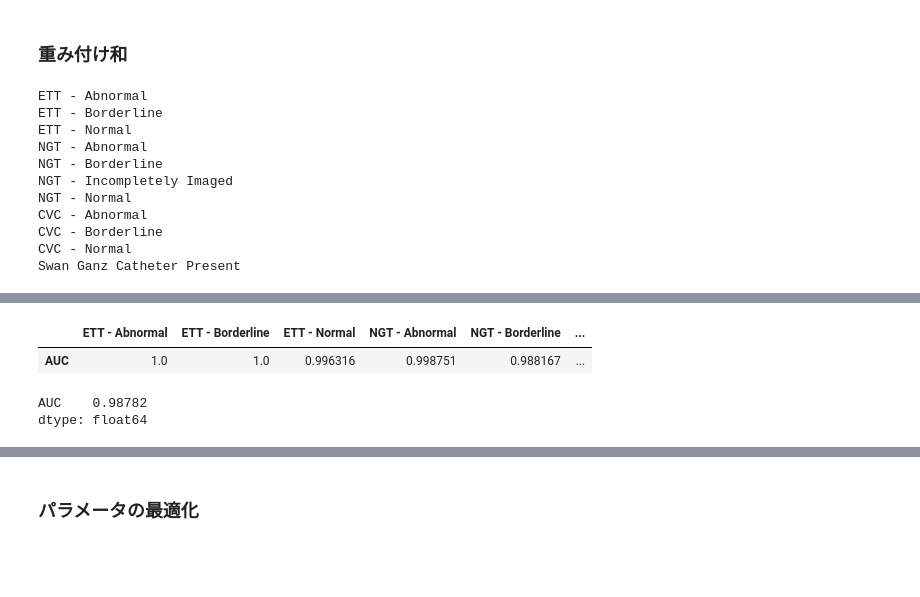
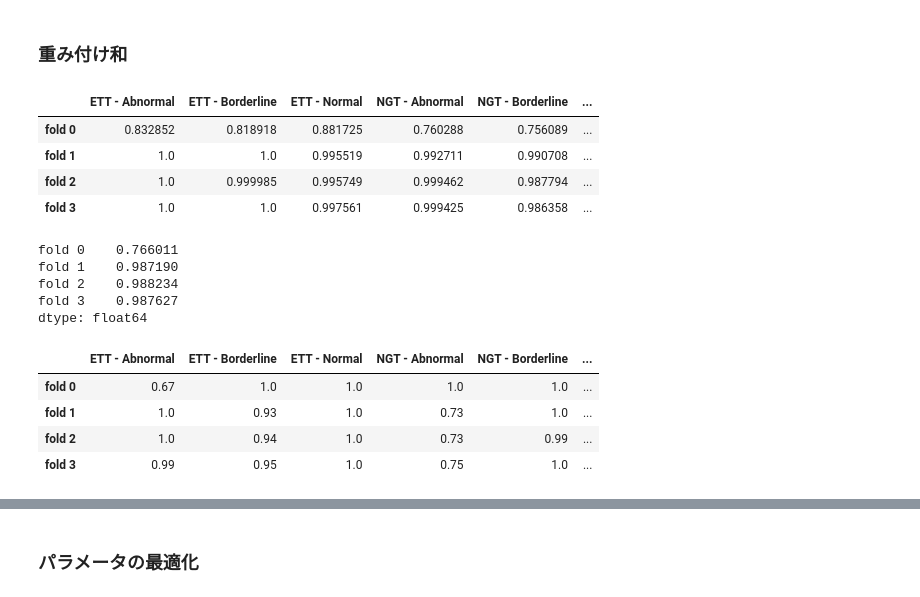
Before and after one commit to Hokoku/catheter, a Jupyter notebook: ensemble_nn_lgb_training.ipynb, the cells around one changed output, grey strips where cells are left out. Cells and saved outputs as stored; diff of their text form; code cells hidden in the pictures; blank space fills up the shorter version.

Commit message:
add weightedsum_params_oof_ave

```diff
--- a/ensemble_nn_lgb_training.ipynb
+++ b/ensemble_nn_lgb_training.ipynb
@@ -237,39 +237,64 @@ print(study.best_params,study.best_value)
 # %% [markdown]
 ### 重み付け和
 # %%
-results=pd.DataFrame(index=["AUC"],columns=CFG.target_cols)
+results=pd.DataFrame(columns=CFG.target_cols)
 
-best_params={}
+def get_best_params(train_lgb,train_dense,train_target):
+    best_params={}
+    for col_name in CFG.target_cols:
 
+        best_value=(0,0)
 
-for col_name in CFG.target_cols:
-    print(col_name)
+        for p in range(101):
+            p*=0.01
 
-    best_value=(0,0)
+            ensemble_pred=train_lgb[col_name]*p+train_dense[col_name]*(1-p)
+            score=roc_auc_score(train_target[col_name],ensemble_pred)
 
-    for p in range(101):
-        p*=0.01
+            if score>best_value[1]:
+                best_value=(p,score)
 
-        ensemble_pred=train_lgb[col_name]*p+train_dense[col_name]*(1-p)
-        score=roc_auc_score(train_target[col_name],ensemble_pred)
+        best_params[col_name]=best_value[0]
 
-        if score>best_value[1]:
-            best_value=(p,score)
+    return best_params
 
-    best_params[col_name]=best_value[0]
+oof_best_params=pd.DataFrame(columns=CFG.target_cols)
 
-    results.loc["AUC",col_name]=best_value[1]
+for n in range(CFG.n_folds):
+    train_lgb=lgb_pred_norm[folds["fold"]!=n]
+    train_dense=dense_pred_norm[folds["fold"]!=n]
+    train_target=train[folds["fold"]!=n]
 
-display(best_params,results,results.mean(axis=1))
+    best_params=get_best_params(train_lgb,train_dense,train_target)
+
+    for col_name,p in best_params.items():
+        oof_best_params.loc[f"fold {n}",col_name]=p
+
+    val_lgb=lgb_pred_norm[folds["fold"]==n]
+    val_dense=dense_pred_norm[folds["fold"]==n]
+    val_target=train[folds["fold"]==n]
+
+    for col_name in CFG.target_cols:
+        p=best_params[col_name]
+        ensemble_pred=val_lgb[col_name]*p+val_dense[col_name]*(1-p)
+
+        score=roc_auc_score(val_target[col_name],ensemble_pred)
+        results.loc[f"fold {n}",col_name]=score
+
+display(results,results.mean(axis=1),oof_best_params,oof_best_params.mean(axis=0))
 # %% [output]
+|  | ETT - Abnormal | ETT - Borderline | ETT - Normal | NGT - Abnormal | NGT - Borderline | ... |
+| fold 0 | 0.832852 | 0.818918 | 0.881725 | 0.760288 | 0.756089 | ... |
+| fold 1 | 1.0 | 1.0 | 0.995519 | 0.992711 | 0.990708 | ... |
+| fold 2 | 1.0 | 0.999985 | 0.995749 | 0.999462 | 0.987794 | ... |
+| fold 3 | 1.0 | 1.0 | 0.997561 | 0.999425 | 0.986358 | ... |
-ETT - Abnormal
-ETT - Borderline
-ETT - Normal
-NGT - Abnormal
-NGT - Borderline
-NGT - Incompletely Imaged
-NGT - Normal
-CVC - Abnormal
-CVC - Borderline
-CVC - Normal
-Swan Ganz Catheter Present
+fold 0    0.766011
+fold 1    0.987190
+fold 2    0.988234
+fold 3    0.987627
+dtype: float64
+|  | ETT - Abnormal | ETT - Borderline | ETT - Normal | NGT - Abnormal | NGT - Borderline | ... |
+| fold 0 | 0.67 | 1.0 | 1.0 | 1.0 | 1.0 | ... |
+| fold 1 | 1.0 | 0.93 | 1.0 | 0.73 | 1.0 | ... |
+| fold 2 | 1.0 | 0.94 | 1.0 | 0.73 | 0.99 | ... |
+| fold 3 | 0.99 | 0.95 | 1.0 | 0.75 | 1.0 | ... |
@@ -287,4 +312,0 @@ Swan Ganz Catheter Present
-|  | ETT - Abnormal | ETT - Borderline | ETT - Normal | NGT - Abnormal | NGT - Borderline | ... |
-| AUC | 1.0 | 1.0 | 0.996316 | 0.998751 | 0.988167 | ... |
-AUC    0.98782
-dtype: float64
```
Also changed, not shown: parts of 4 cells of this notebook, 3 other files.
